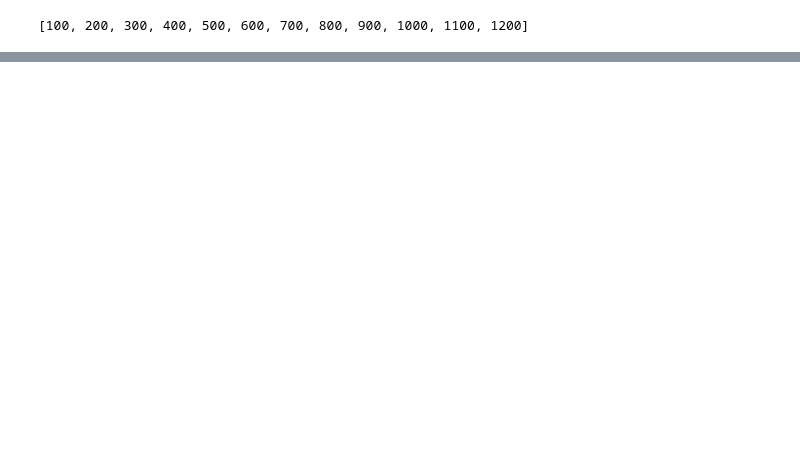
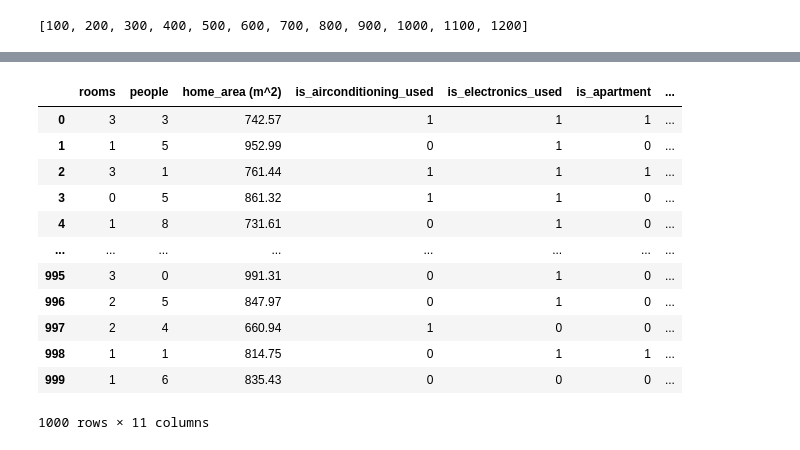
Before and after one commit to AThompson7/Electricity-Bill-Prediction, a Jupyter notebook: new/elec_app.ipynb, the cells around one changed output, grey strips where cells are left out. Cells and saved outputs as stored; diff of their text form; code cells hidden in the pictures; blank space fills up the shorter version.

```diff
--- a/new/elec_app.ipynb
+++ b/new/elec_app.ipynb
@@ -282,0 +311,4 @@ Test Score: 0.18532530132960778
+# %%
+et_random = RandomizedSearchCV(estimator = et, param_distributions = params,scoring='neg_mean_squared_error', n_iter = 10, cv = 5, verbose=2, random_state=42, n_jobs = 1)
+# %%
+et_random.fit(X_train,y_train)
@@ -291,2 +373,23 @@ Test Score: 0.8776114479312243
+# %%
+#Adding predictions from ExtraTreesRegressor model to original dataframe
+y_hats = et_random.predict(X)
+# %%
+df['electricity_bill_prediction'] = y_hats
+# %%
+df
+# %% [output]
+|  | rooms | people | home_area (m^2) | is_airconditioning_used | is_electronics_used | is_apartment | ... |
+| 0 | 3 | 3 | 742.57 | 1 | 1 | 1 | ... |
+| 1 | 1 | 5 | 952.99 | 0 | 1 | 0 | ... |
+| 2 | 3 | 1 | 761.44 | 1 | 1 | 1 | ... |
+| 3 | 0 | 5 | 861.32 | 1 | 1 | 0 | ... |
+| 4 | 1 | 8 | 731.61 | 0 | 1 | 0 | ... |
+| ... | ... | ... | ... | ... | ... | ... | ... |
+| 995 | 3 | 0 | 991.31 | 0 | 1 | 0 | ... |
+| 996 | 2 | 5 | 847.97 | 0 | 1 | 0 | ... |
+| 997 | 2 | 4 | 660.94 | 1 | 0 | 0 | ... |
+| 998 | 1 | 1 | 814.75 | 0 | 1 | 1 | ... |
+| 999 | 1 | 6 | 835.43 | 0 | 0 | 0 | ... |
+1000 rows × 11 columns
 # %%
 import pickle
```
Also changed, not shown: parts of 40 cells of this notebook, 4 other files.
